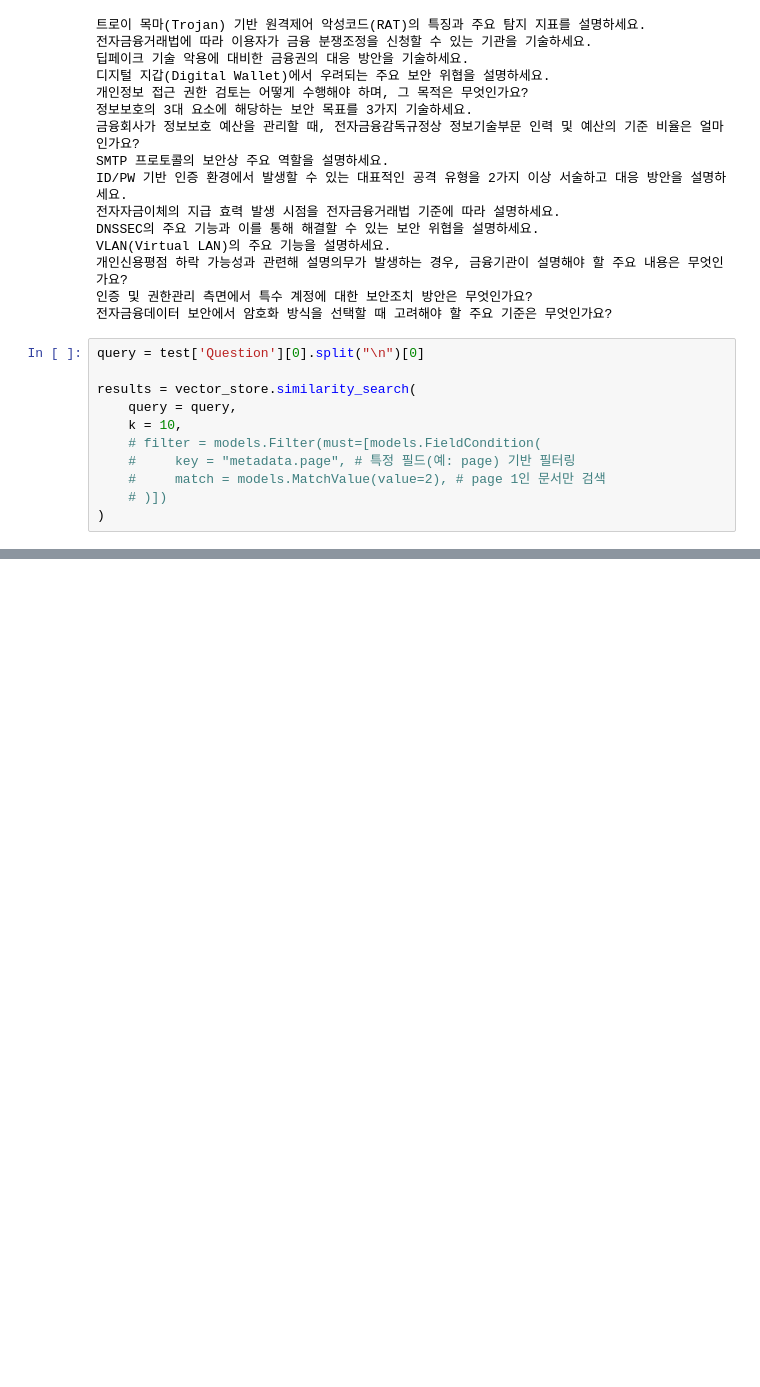
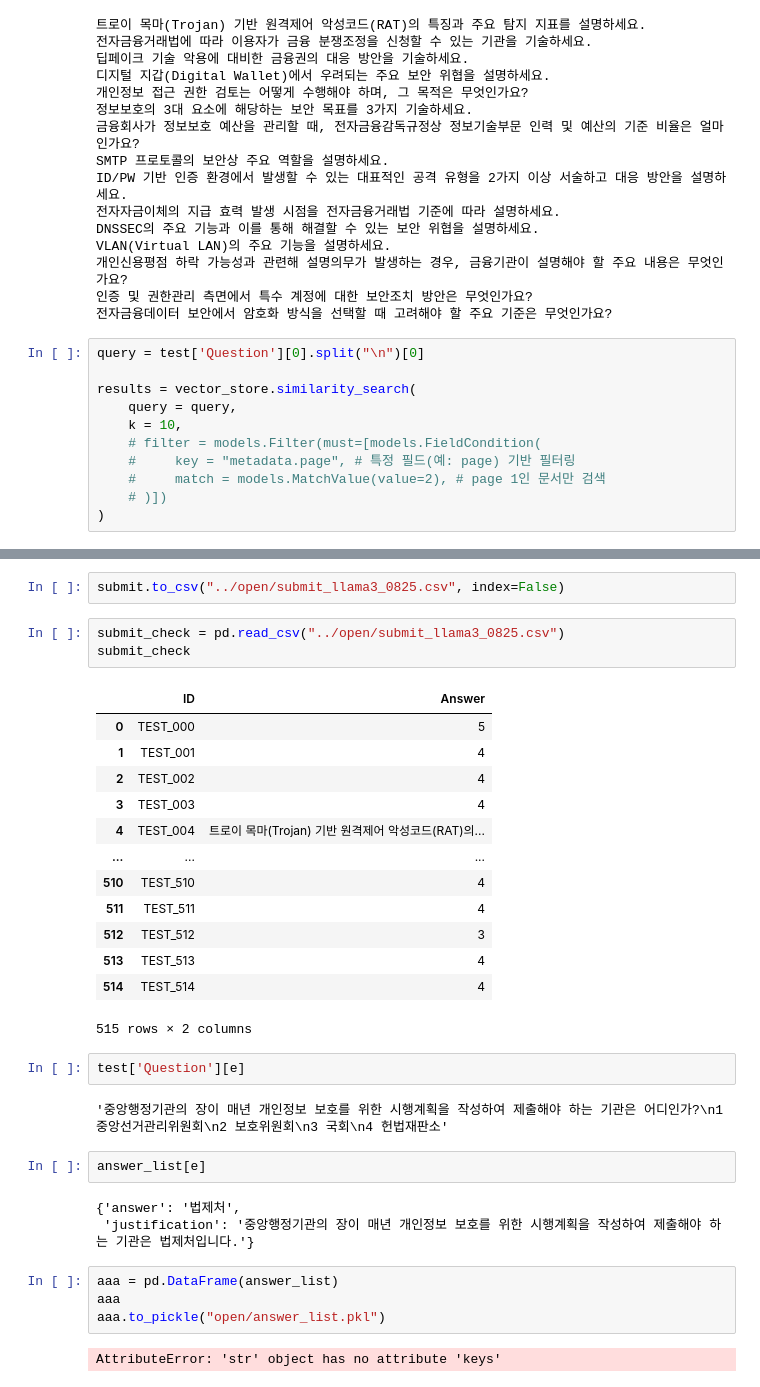
Before and after one commit to Hongbi-Kim/DACON-finance, a Jupyter notebook: research/qa.ipynb, the cells around one changed output, grey strips where cells are left out. Saved outputs shown, nothing was run; the diff lists cells and outputs as text; blank space fills up the shorter version.

```diff
--- a/research/qa.ipynb
+++ b/research/qa.ipynb
@@ -96,0 +369,34 @@ results
+# %%
+submit.to_csv("../open/submit_llama3_0825.csv", index=False)
+# %%
+submit_check = pd.read_csv("../open/submit_llama3_0825.csv")
+submit_check
+# %% [output]
+|  | ID | Answer |
+| 0 | TEST_000 | 5 |
+| 1 | TEST_001 | 4 |
+| 2 | TEST_002 | 4 |
+| 3 | TEST_003 | 4 |
+| 4 | TEST_004 | 트로이 목마(Trojan) 기반 원격제어 악성코드(RAT)의... |
+| ... | ... | ... |
+| 510 | TEST_510 | 4 |
+| 511 | TEST_511 | 4 |
+| 512 | TEST_512 | 3 |
+| 513 | TEST_513 | 4 |
+| 514 | TEST_514 | 4 |
+515 rows × 2 columns
+# %%
+test['Question'][e]
+# %% [output]
+'중앙행정기관의 장이 매년 개인정보 보호를 위한 시행계획을 작성하여 제출해야 하는 기관은 어디인가?\n1 중앙선거관리위원회\n2 보호위원회\n3 국회\n4 헌법재판소'
+# %%
+answer_list[e]
+# %% [output]
+{'answer': '법제처',
+ 'justification': '중앙행정기관의 장이 매년 개인정보 보호를 위한 시행계획을 작성하여 제출해야 하는 기관은 법제처입니다.'}
+# %%
+aaa = pd.DataFrame(answer_list)
+aaa
+aaa.to_pickle("open/answer_list.pkl")
+# %% [output]
+AttributeError: 'str' object has no attribute 'keys'
```
Also changed, not shown: parts of 19 cells of this notebook, 5 other files.
